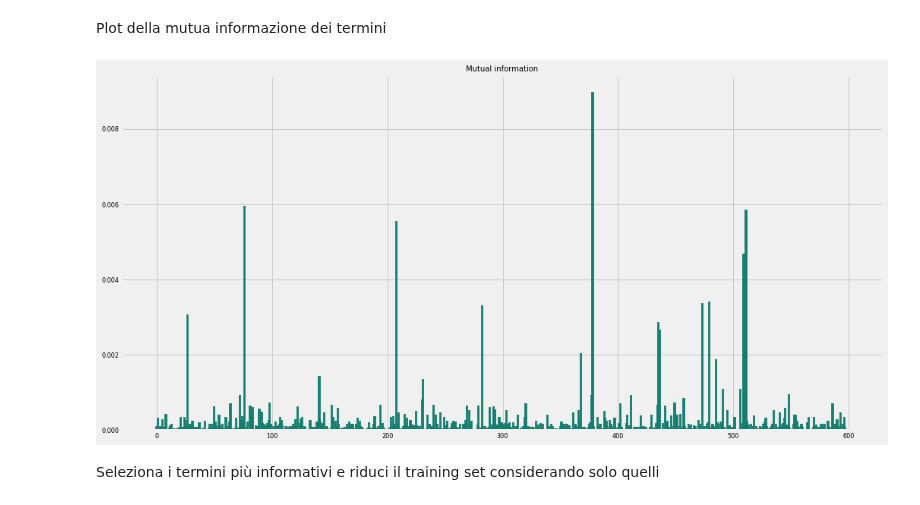
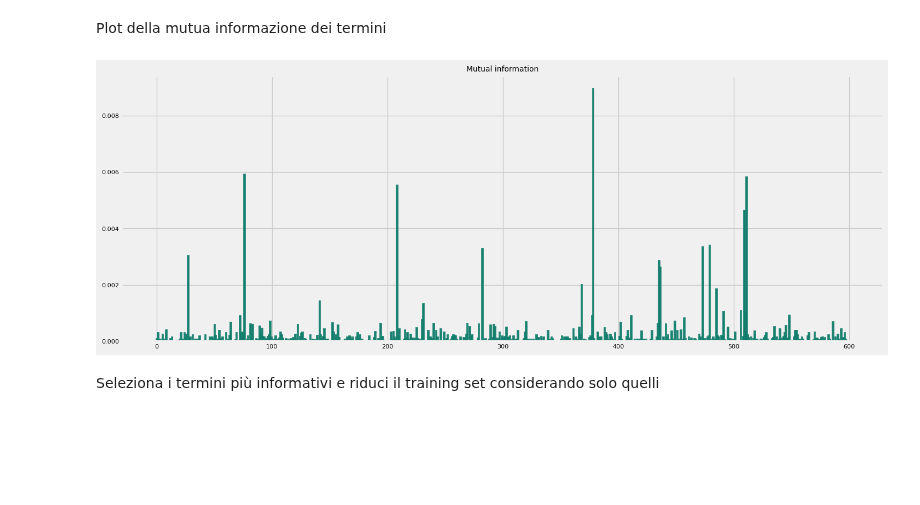
Before and after one commit to tvml/ml2324, a Jupyter notebook: codici/naivebayes.ipynb, the cells around one changed output. Drawn from its saved outputs; the diff is of its cells as text; code cells hidden in the pictures; blank space fills up the shorter version.

```diff
--- a/codici/naivebayes.ipynb
+++ b/codici/naivebayes.ipynb
@@ -94,8 +117,8 @@ array([0.5, 0.5])
 # %% [markdown]
 Deriva probabilità dei termini date le classi (likelihood) $p(t_j|C_i)$
 # %%
-lik=np.exp(clf.feature_log_prob_)
-lik.shape
+likelihood=np.exp(clf.feature_log_prob_)
+likelihood.shape
 # %% [output]
 (2, 600)
 # %%
@@ -112,4 +135,4 @@ Deriva probabilità a priori delle feature (evidenza) $p(t_j)=p(t_j|C_1)p(C_1)+p
 # %%
-evid=np.array([lik[0,i]*prior[0]+lik[1,i]*prior[1] for i in range(lik.shape[1])])
-evid.shape
+evidence=np.array([likelihood[0,i]*prior[0]+likelihood[1,i]*prior[1] for i in range(nterms)])
+evidence.shape[0]
 # %% [output]
@@ -294,13 +328,13 @@ $$\sum_{C_0,C_1}\sum_{t=0,1} p(C,t)\log\frac{p(C,t)}{p(C)p(t)}=\sum_{C_0,C_1}\su
 def mutual_information(term):
     s = 0
     for cl in [0,1]:
-        s += lik[cl, term]*prior[cl]*np.log2(lik[cl, term]*prior[cl]/(prior[cl]*evid[term]))
-        s += (1-lik[cl, term])*prior[cl]*np.log2((1-lik[cl, term])*prior[cl]/(prior[cl]*(1-evid[term])))
+        s += likelihood[cl, term]*prior[cl]*np.log2(likelihood[cl, term]*prior[cl]/(prior[cl]*evidence[term]))
+        s += (1-likelihood[cl, term])*prior[cl]*np.log2((1-likelihood[cl, term])*prior[cl]/(prior[cl]*(1-evidence[term])))
     return s
 # %% [markdown]
 Calcolo del valore della mutua informazione per ogni termine
 # %%
-mi = np.array([mutual_information(f) for f in range(pf.shape[1])])
+mi = np.array([mutual_information(f) for f in range(pf1.shape[1])])
 # %%
 mi[:20]
 # %% [output]
@@ -321,12 +355,12 @@ array(['windows', 'microsoft', 'motif', 'dos', 'window', 'sun', 'xterm',
 # %% [markdown]
 Plot della mutua informazione dei termini
 # %%
-fig=plt.figure(figsize=(16,8))
+fig=plt.figure(figsize=(16,6))
 plt.bar(range(clf1.feature_count_.shape[1]), mi,  facecolor=colors[6], alpha=0.9, edgecolor=colors[6], lw=2)
 plt.title(r"Mutual information")
 plt.show()
 # %% [output]
-[figure, old version]
+[figure, new version]
 # %% [markdown]
 Seleziona i termini più informativi e riduci il training set considerando solo quelli
 # %%
```
Also changed, not shown: parts of 28 cells of this notebook.
